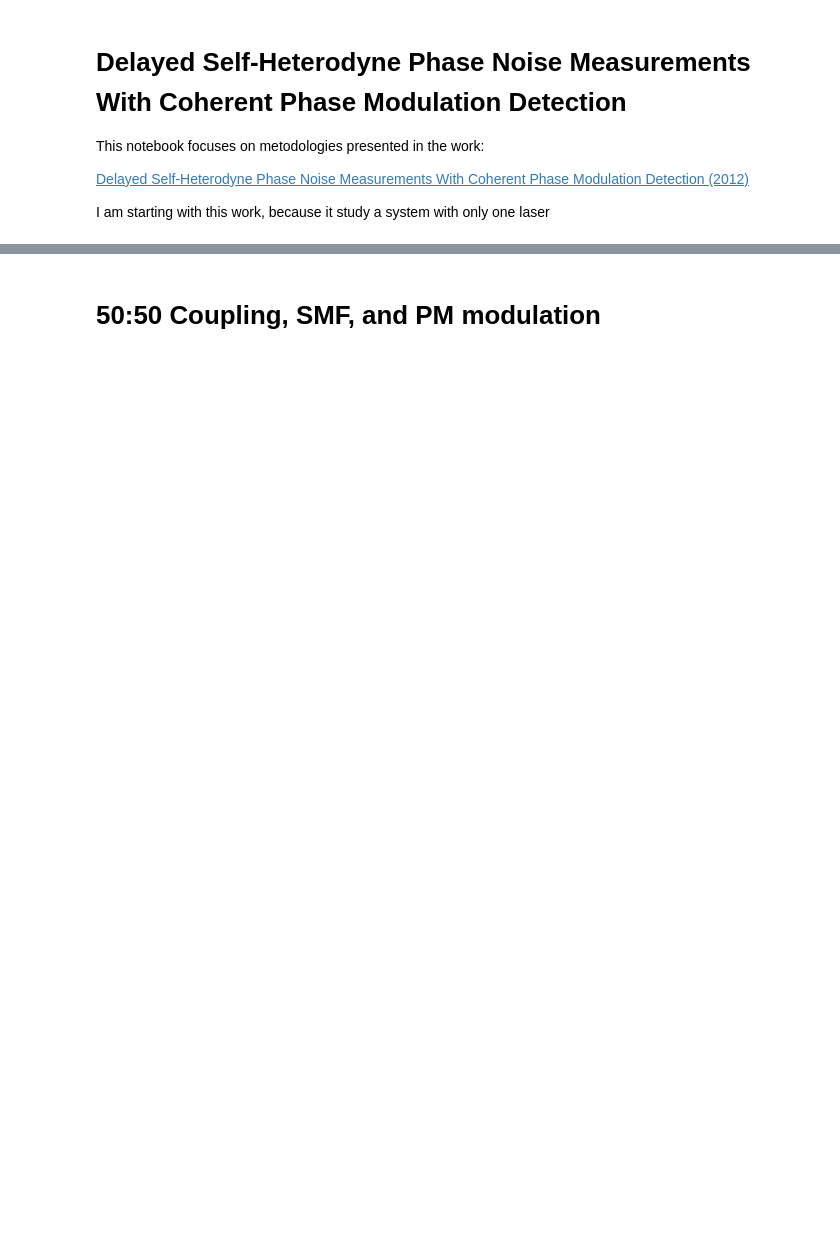
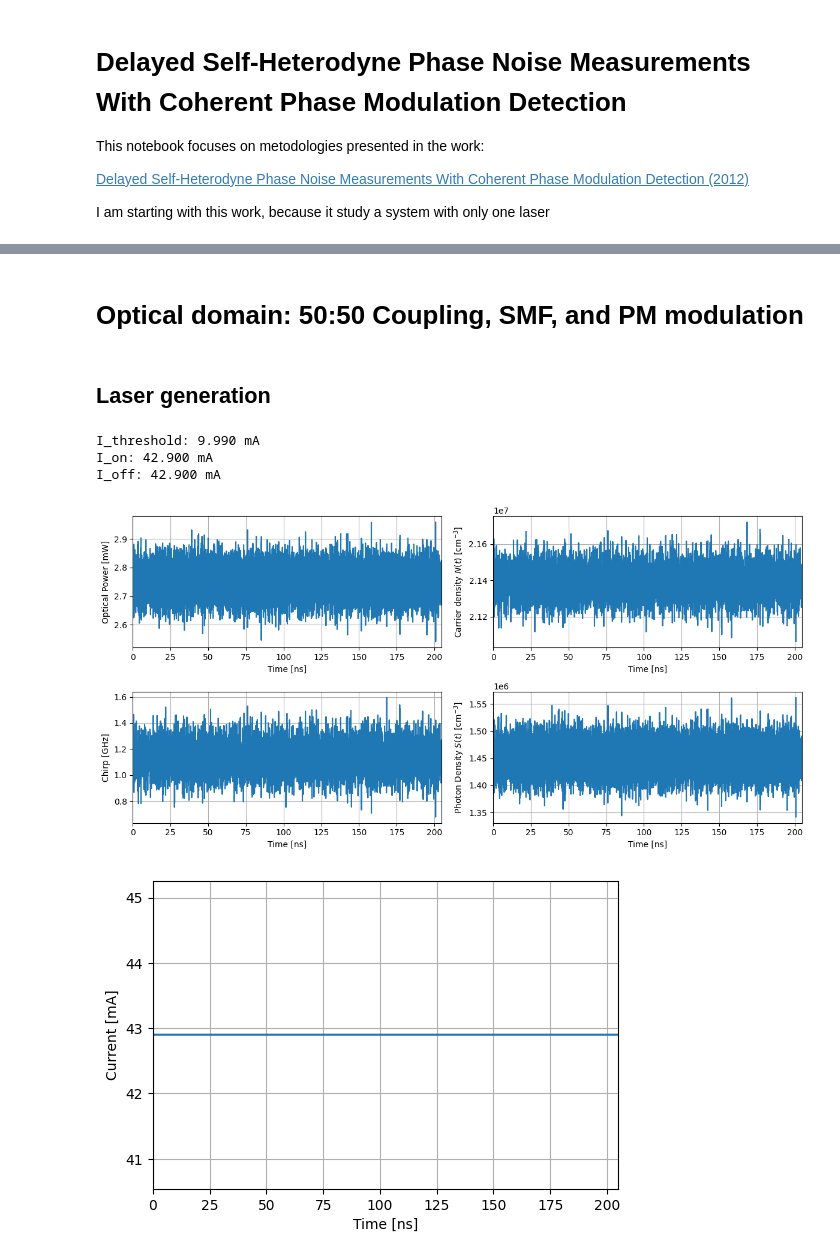
Before and after one commit to CaioRodrigues200/Laser-Study, a Jupyter notebook: Projects/Delayed_Self_Heterodyne/Delayed_Self_Heterodyne.ipynb, the cells around one changed output, grey strips where cells are left out. Saved outputs shown, nothing was run; the diff lists cells and outputs as text; code cells hidden in the pictures; blank space fills up the shorter version.

```diff
--- a/Projects/Delayed_Self_Heterodyne/Delayed_Self_Heterodyne.ipynb
+++ b/Projects/Delayed_Self_Heterodyne/Delayed_Self_Heterodyne.ipynb
@@ -451,2 +36,4 @@ if __name__ == "__main__":
 # %% [markdown]
-# 50:50 Coupling, SMF, and PM modulation
+# Optical domain: 50:50 Coupling, SMF, and PM modulation
+# %% [markdown]
+## Laser generation
@@ -452,0 +58,47 @@ if __name__ == "__main__":
+# %%
+# simulation parameters
+SpS = 256    # Samples per Symbol
+Rs = 2.5e9   # Symbol rate (for OOK case Rs = Rb)
+
+Tsymb = 1/Rs       # Symbol period in seconds
+Fs = 1/(Tsymb/SpS) # Signal sampling frequency (samples/second)
+Ts = 1/Fs          # Sampling period
+
+# generate pseudo-random bit sequence
+bitsTx = np.ones(2**9)
+n = np.arange(0, bitsTx.size)
+
+# upsampling
+symbolsUp = upsample(bitsTx, SpS)
+
+# typical NRZ pulse
+pulse = pulseShape('rect', SpS)
+pulse = pulse/max(abs(pulse))
+
+# pulse formatting (not necessary for CW operation)
+sigTx = firFilter(pulse, symbolsUp)
+
+sigTx = shift(sigTx, int(SpS/2), cval=sigTx[0])  # Shifts the signal to the right and fill the new created empty values with a constant = cval
+t = np.arange(0,SpS*len(bitsTx))*Ts
+# %%
+laser_dfb_parameters.noise_terms = True
+laser1 = laser_dfb(laser_dfb_parameters)
+sol = laser1.solve(t, sigTx)
+
+laser1.plot()
+print('I_threshold: %.3f mA'%(1e3*laser1.ith))
+print('I_on: %.3f mA'%(1e3*np.real(laser1.current.max())))
+print('I_off: %.3f mA'%(1e3*np.real(laser1.current.min())))
+
+plt.figure(figsize=(6,4))
+plt.plot(1e9*laser1.t, 1e3*laser1.current)
+plt.xlabel('Time [ns]')
+plt.ylabel('Current [mA]')
+plt.xlim([1e9*t.min(), 1e9*t.max()])
+plt.grid(True)
+# %% [output]
+I_threshold: 9.990 mA
+I_on: 42.900 mA
+I_off: 42.900 mA
+[figure, added]
+[figure, added]
```
Also changed, not shown: parts of 16 cells of this notebook, 2 other files.
